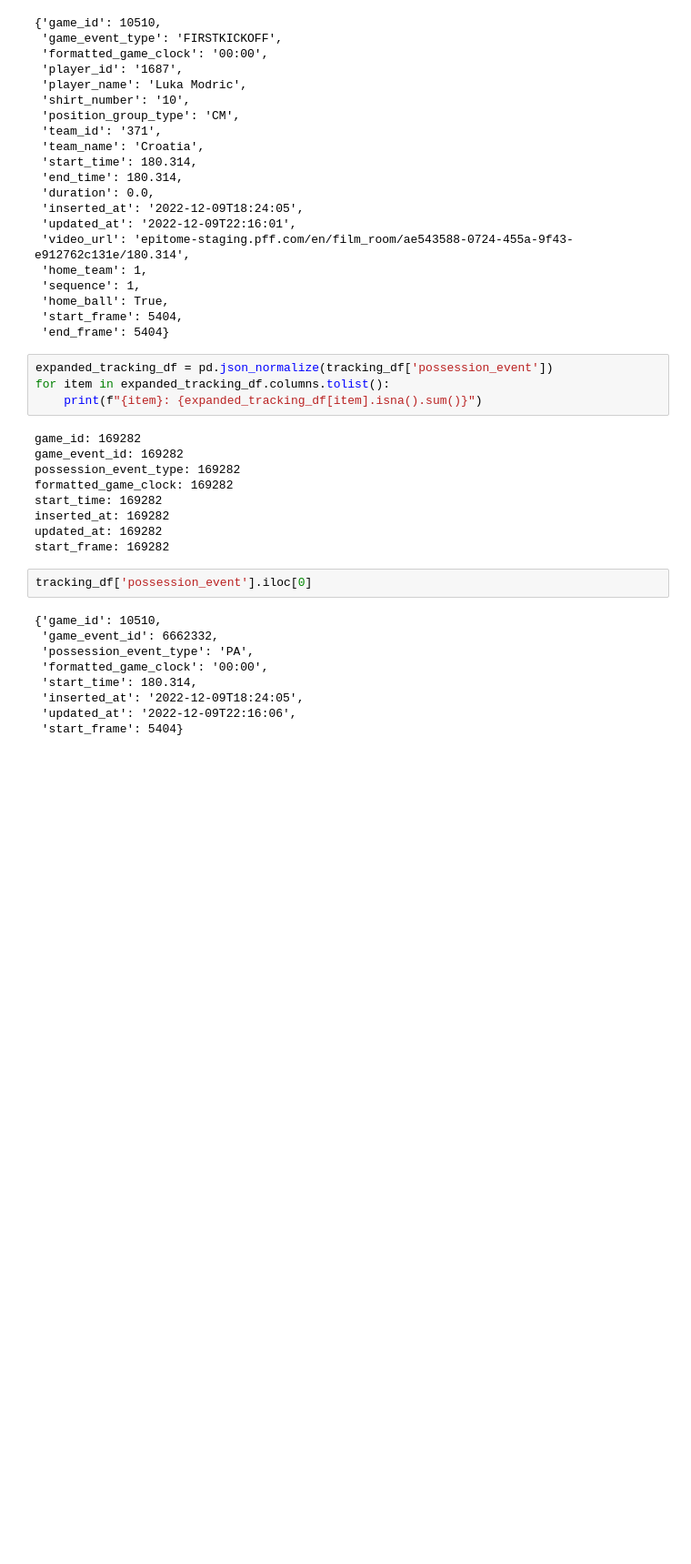
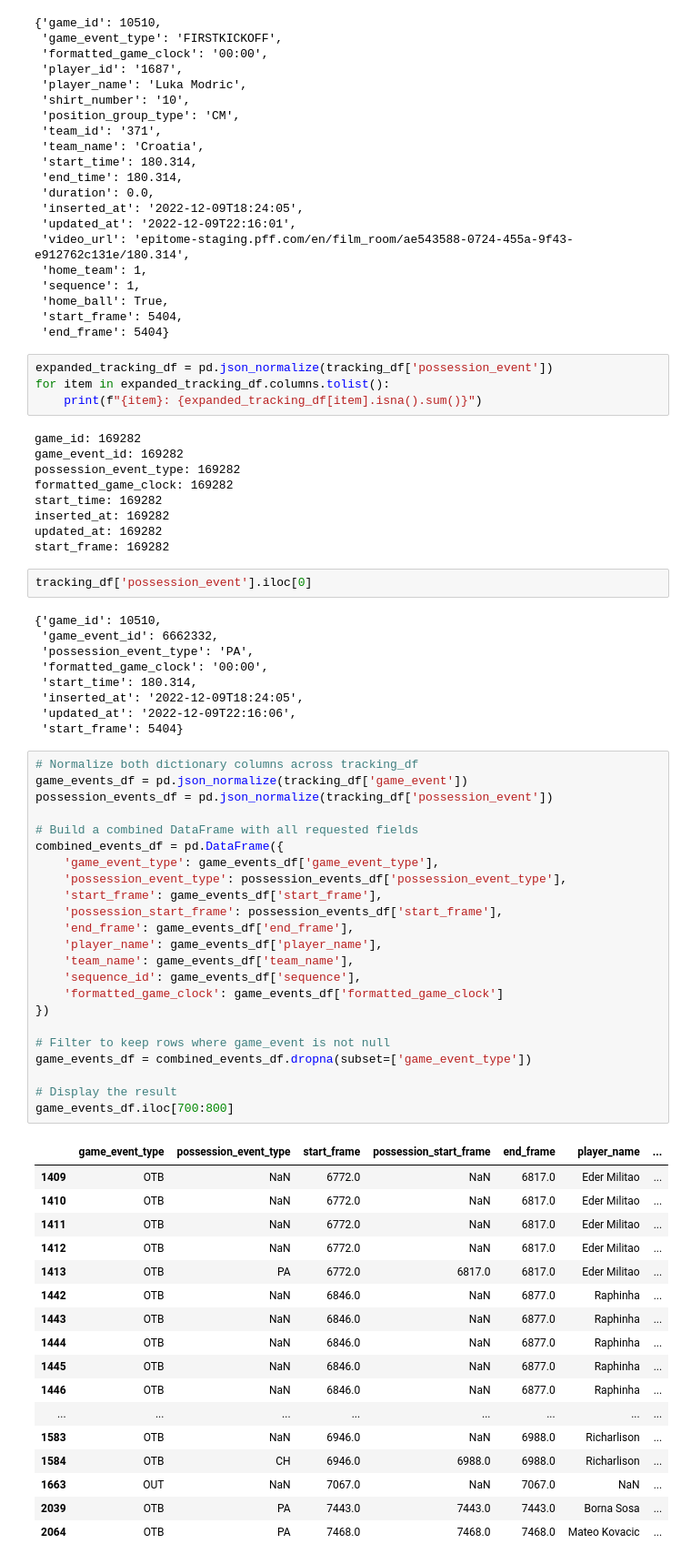
Before and after one commit to mostafaayman646/Similar-Group-Activity-Transformer, a Jupyter notebook: Notebooks/tracking.ipynb, the cells around one changed output. Shown at 91% size. Cells and saved outputs as stored; diff of their text form; blank space fills up the shorter version.

Commit message:
Printing all not null game events

```diff
--- a/Notebooks/tracking.ipynb
+++ b/Notebooks/tracking.ipynb
@@ -406,3 +406,44 @@ tracking_df['possession_event'].iloc[0]
  'inserted_at': '2022-12-09T18:24:05',
  'updated_at': '2022-12-09T22:16:06',
  'start_frame': 5404}
+# %%
+# Normalize both dictionary columns across tracking_df
+game_events_df = pd.json_normalize(tracking_df['game_event'])
+possession_events_df = pd.json_normalize(tracking_df['possession_event'])
+
+# Build a combined DataFrame with all requested fields
+combined_events_df = pd.DataFrame({
+    'game_event_type': game_events_df['game_event_type'],
+    'possession_event_type': possession_events_df['possession_event_type'],
+    'start_frame': game_events_df['start_frame'],
+    'possession_start_frame': possession_events_df['start_frame'],
+    'end_frame': game_events_df['end_frame'],
+    'player_name': game_events_df['player_name'],
+    'team_name': game_events_df['team_name'],
+    'sequence_id': game_events_df['sequence'],
+    'formatted_game_clock': game_events_df['formatted_game_clock']
+})
+
+# Filter to keep rows where game_event is not null
+game_events_df = combined_events_df.dropna(subset=['game_event_type'])
+
+# Display the result
+game_events_df.iloc[700:800]
+# %% [output]
+|  | game_event_type | possession_event_type | start_frame | possession_start_frame | end_frame | player_name | ... |
+| 1409 | OTB | NaN | 6772.0 | NaN | 6817.0 | Eder Militao | ... |
+| 1410 | OTB | NaN | 6772.0 | NaN | 6817.0 | Eder Militao | ... |
+| 1411 | OTB | NaN | 6772.0 | NaN | 6817.0 | Eder Militao | ... |
+| 1412 | OTB | NaN | 6772.0 | NaN | 6817.0 | Eder Militao | ... |
+| 1413 | OTB | PA | 6772.0 | 6817.0 | 6817.0 | Eder Militao | ... |
+| 1442 | OTB | NaN | 6846.0 | NaN | 6877.0 | Raphinha | ... |
+| 1443 | OTB | NaN | 6846.0 | NaN | 6877.0 | Raphinha | ... |
+| 1444 | OTB | NaN | 6846.0 | NaN | 6877.0 | Raphinha | ... |
+| 1445 | OTB | NaN | 6846.0 | NaN | 6877.0 | Raphinha | ... |
+| 1446 | OTB | NaN | 6846.0 | NaN | 6877.0 | Raphinha | ... |
+| ... | ... | ... | ... | ... | ... | ... | ... |
+| 1583 | OTB | NaN | 6946.0 | NaN | 6988.0 | Richarlison | ... |
+| 1584 | OTB | CH | 6946.0 | 6988.0 | 6988.0 | Richarlison | ... |
+| 1663 | OUT | NaN | 7067.0 | NaN | 7067.0 | NaN | ... |
+| 2039 | OTB | PA | 7443.0 | 7443.0 | 7443.0 | Borna Sosa | ... |
+| 2064 | OTB | PA | 7468.0 | 7468.0 | 7468.0 | Mateo Kovacic | ... |
```
